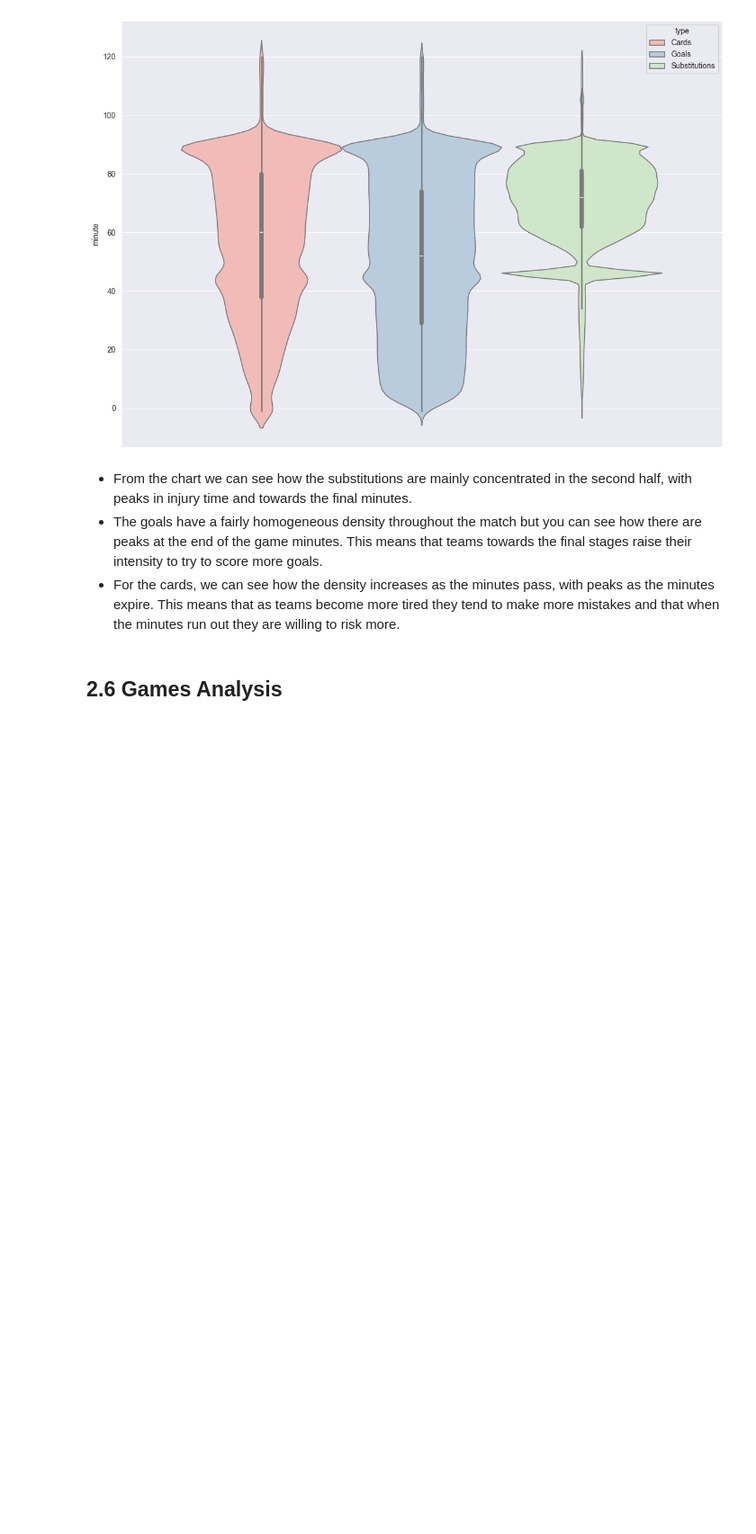
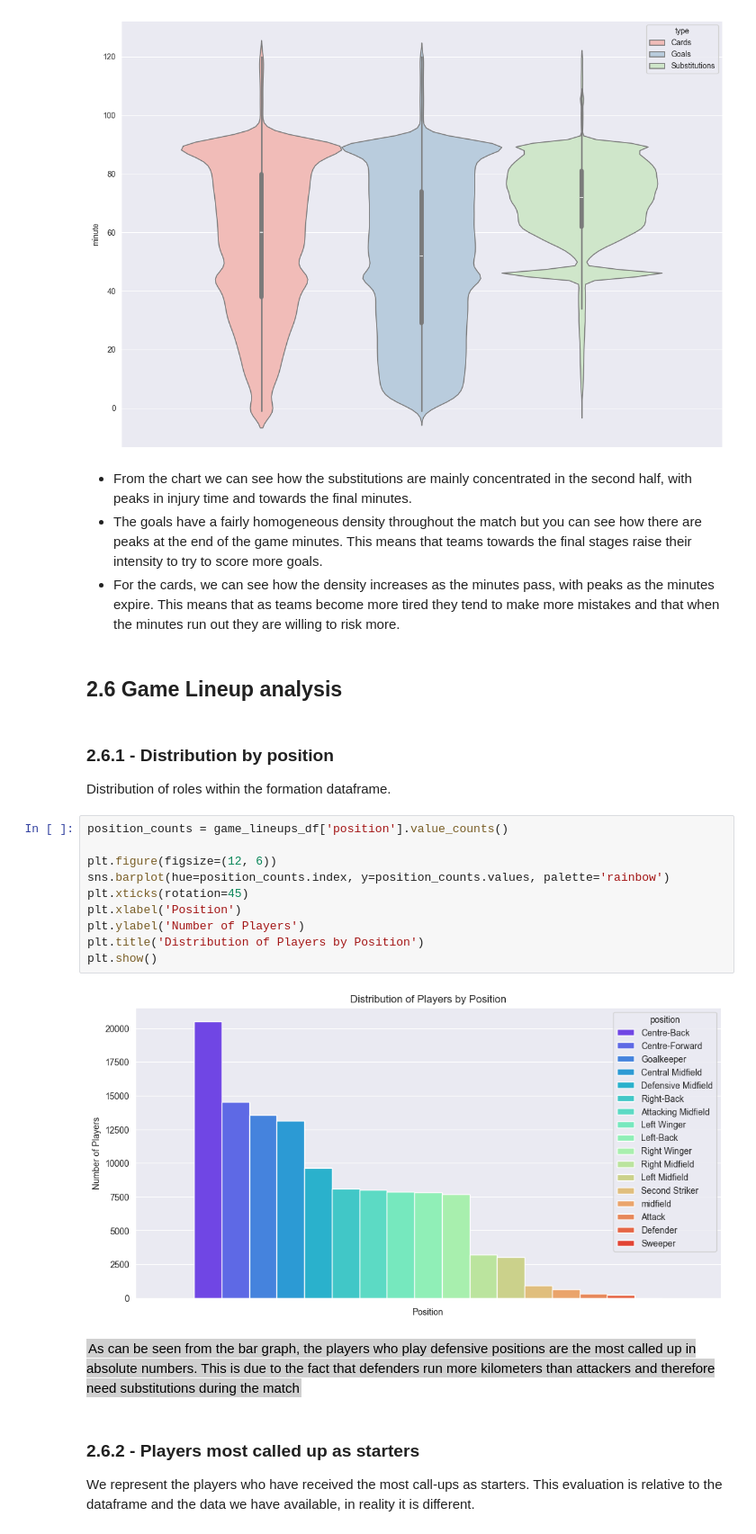
Before and after one commit to ZakAbourida/IUM-TWEB-UniTo, a Jupyter notebook: MainDirectory/Python Part/DataAnalysis.ipynb, the cells around one changed output. Shown at 90% size. Cells and saved outputs as stored; diff of their text form; blank space fills up the shorter version.

```diff
--- a/MainDirectory/Python Part/DataAnalysis.ipynb
+++ b/MainDirectory/Python Part/DataAnalysis.ipynb
@@ -1354,4 +1356,28 @@ plt.show()
 - For the cards, we can see how the density increases as the minutes pass, with peaks as the minutes expire.
 This means that as teams become more tired they tend to make more mistakes and that when the minutes run out they are willing to risk more.
 # %% [markdown]
-## 2.6 Games Analysis
+## 2.6 Game Lineup analysis
+# %% [markdown]
+### 2.6.1 - Distribution by position
+Distribution of roles within the formation dataframe.
+# %%
+position_counts = game_lineups_df['position'].value_counts()
+
+plt.figure(figsize=(12, 6))
+sns.barplot(hue=position_counts.index, y=position_counts.values, palette='rainbow')
+plt.xticks(rotation=45)
+plt.xlabel('Position')
+plt.ylabel('Number of Players')
+plt.title('Distribution of Players by Position')
+plt.show()
+# %% [output]
+[figure, added]
+# %% [markdown]
+<span style = "background-color: #d0d0d0; color: black; padding: 2px;" >As can be seen from the bar graph, the players who play defensive positions are the most called up in absolute numbers.
+This is due to the fact that defenders run more kilometers than attackers and therefore need substitutions during the match
+</span>
+# %% [markdown]
+### 2.6.2 - Players most called up as starters
+
+We represent the players who have received the most call-ups as starters.
+This evaluation is relative to the dataframe and the data we have available, in reality it is different.
```
Also changed, not shown: parts of 31 cells of this notebook.
